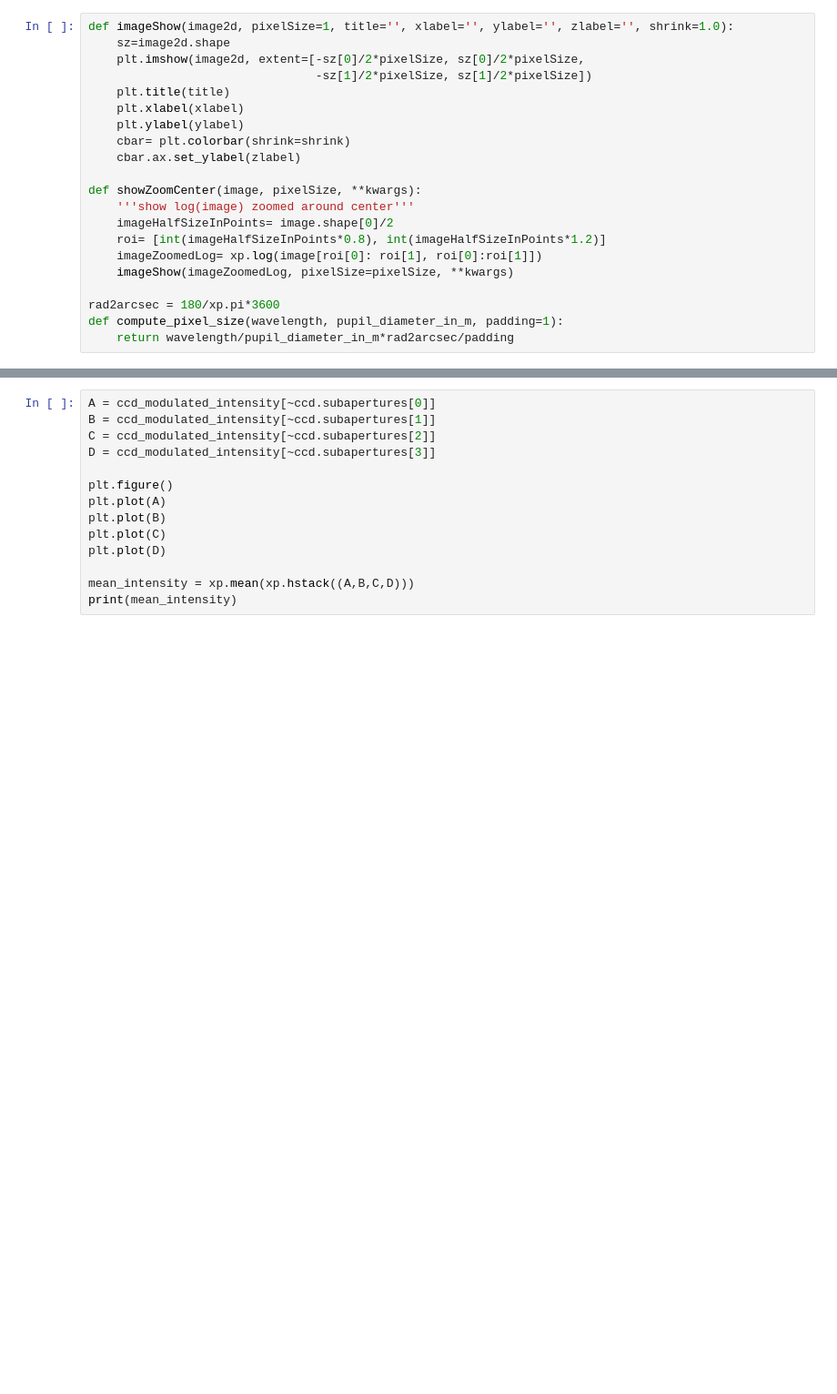
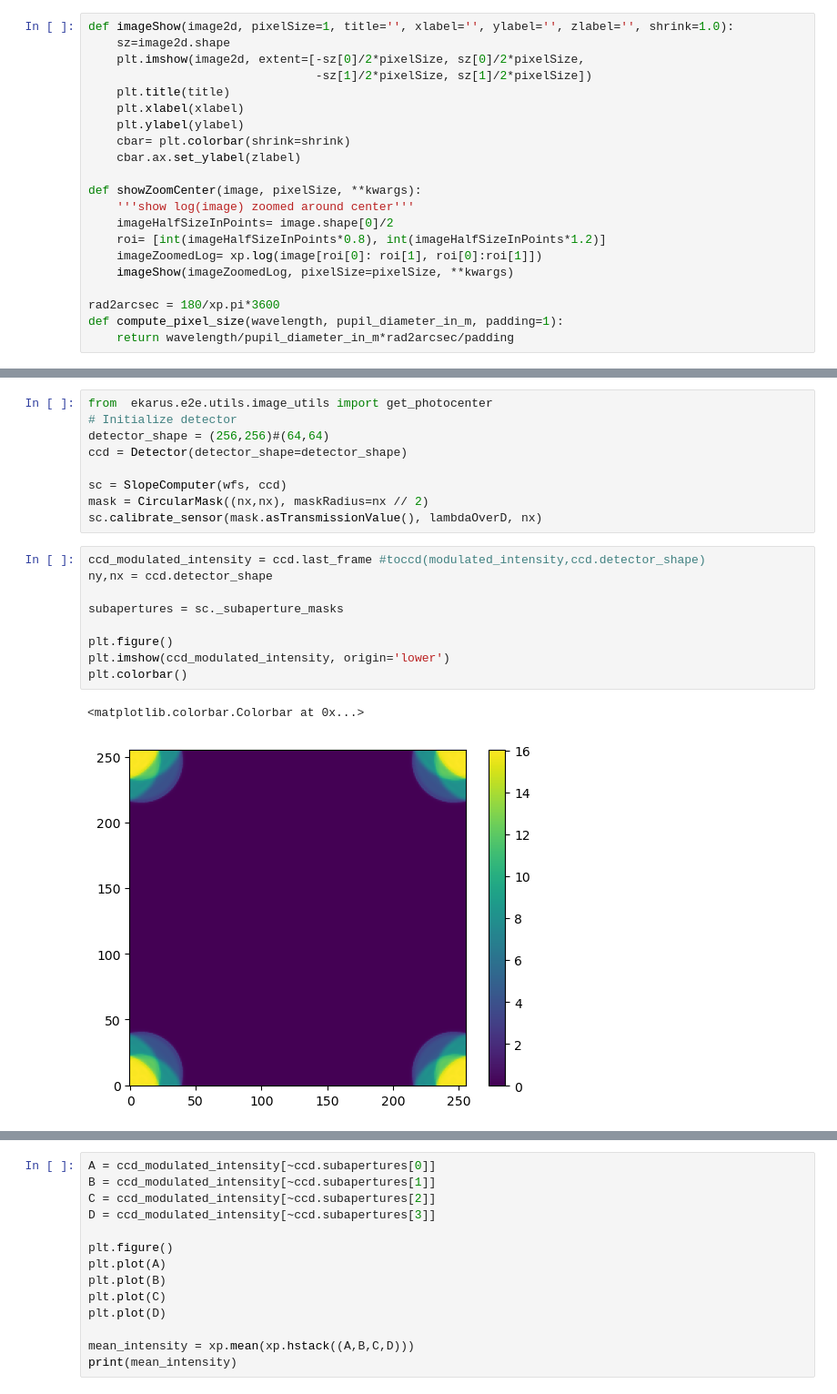
Before and after one commit to ArcetriAdaptiveOptics/ekarus, a Jupyter notebook: ekarus/notebooks/TestCCD.ipynb, the cells around one changed output, grey strips where cells are left out. Shown at 91% size. Saved outputs shown, nothing was run; the diff lists cells and outputs as text; blank space fills up the shorter version.

```diff
--- a/ekarus/notebooks/TestCCD.ipynb
+++ b/ekarus/notebooks/TestCCD.ipynb
@@ -100,0 +147,21 @@ plt.colorbar()
+# %%
+from  ekarus.e2e.utils.image_utils import get_photocenter
+# Initialize detector
+detector_shape = (256,256)#(64,64)
+ccd = Detector(detector_shape=detector_shape)
+
+sc = SlopeComputer(wfs, ccd)
+mask = CircularMask((nx,nx), maskRadius=nx // 2)
+sc.calibrate_sensor(mask.asTransmissionValue(), lambdaOverD, nx)
+# %%
+ccd_modulated_intensity = ccd.last_frame #toccd(modulated_intensity,ccd.detector_shape)
+ny,nx = ccd.detector_shape
+
+subapertures = sc._subaperture_masks
+
+plt.figure()
+plt.imshow(ccd_modulated_intensity, origin='lower')
+plt.colorbar()
+# %% [output]
+<matplotlib.colorbar.Colorbar at 0x...>
+[figure, added]
```
Also changed, not shown: parts of 7 cells of this notebook, 7 other files.
